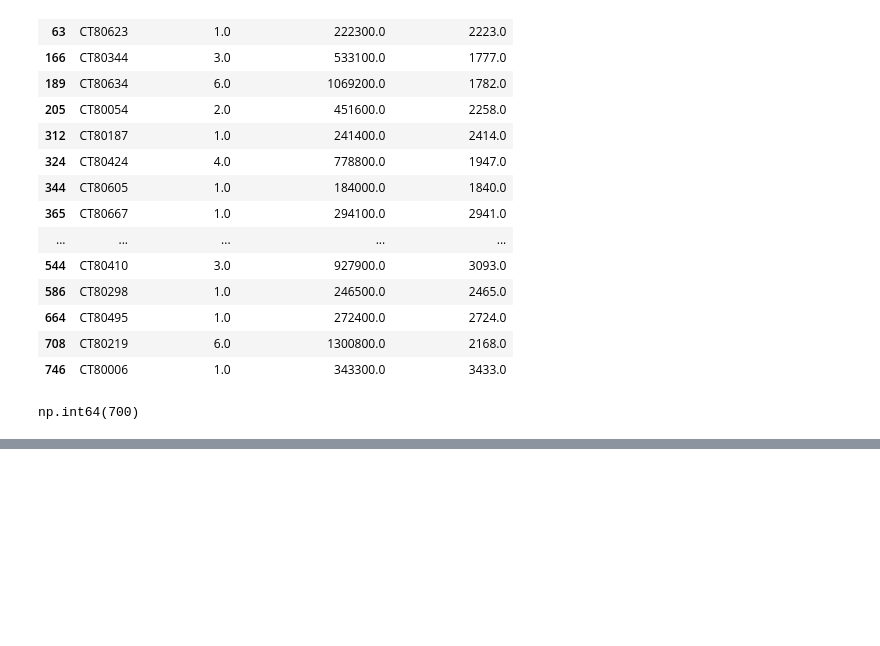
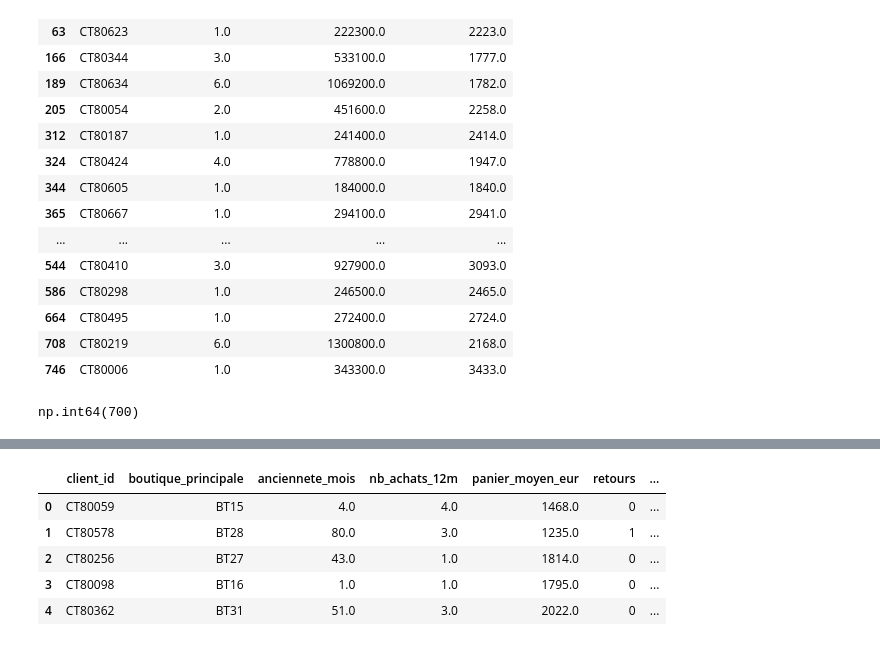
Before and after one commit to maureljean55/atelier-saint-honore, a Jupyter notebook: notebooks/01_nettoyage.ipynb, the cells around one changed output, grey strips where cells are left out. Drawn from its saved outputs; the diff is of its cells as text; code cells hidden in the pictures; blank space fills up the shorter version.

```diff
--- a/notebooks/01_nettoyage.ipynb
+++ b/notebooks/01_nettoyage.ipynb
@@ -150,0 +260,9 @@ np.int64(700)
+# %%
+clients.head()
+# %% [output]
+|  | client_id | boutique_principale | anciennete_mois | nb_achats_12m | panier_moyen_eur | retours | ... |
+| 0 | CT80059 | BT15 | 4.0 | 4.0 | 1468.0 | 0 | ... |
+| 1 | CT80578 | BT28 | 80.0 | 3.0 | 1235.0 | 1 | ... |
+| 2 | CT80256 | BT27 | 43.0 | 1.0 | 1814.0 | 0 | ... |
+| 3 | CT80098 | BT16 | 1.0 | 1.0 | 1795.0 | 0 | ... |
+| 4 | CT80362 | BT31 | 51.0 | 3.0 | 2022.0 | 0 | ... |
```
Also changed, not shown: parts of 31 cells of this notebook.
